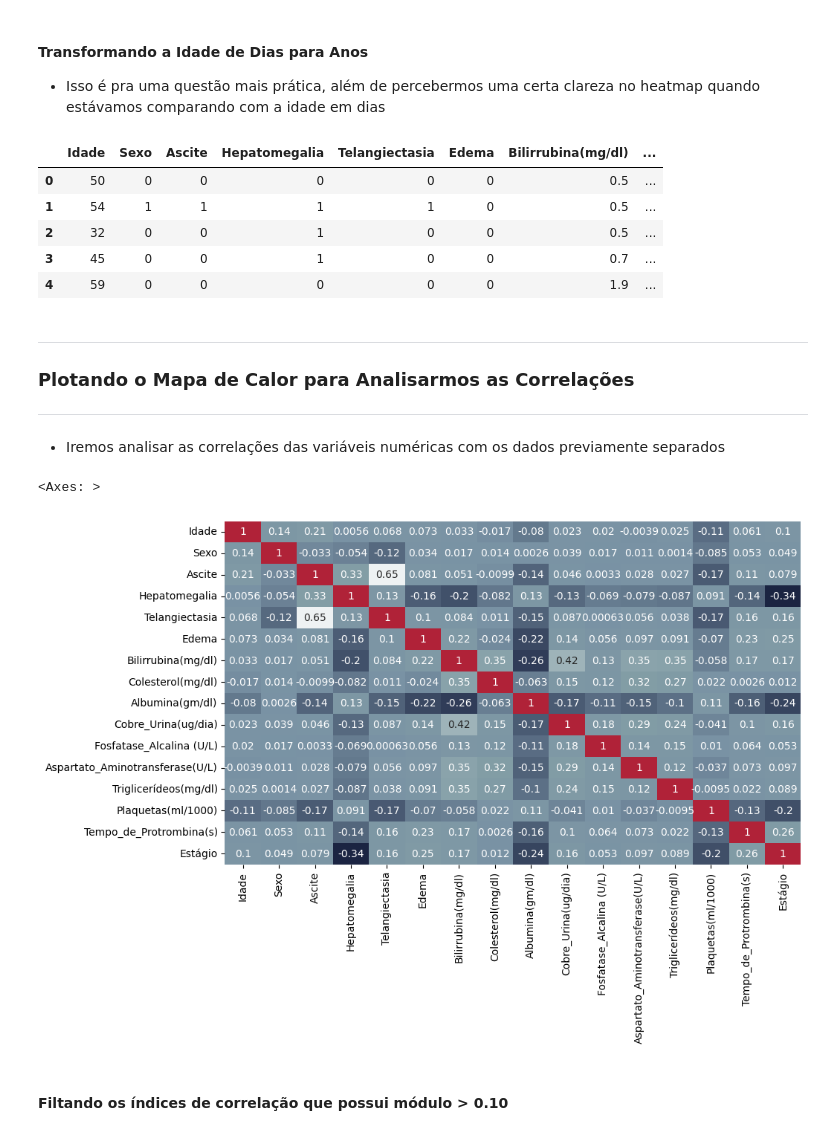
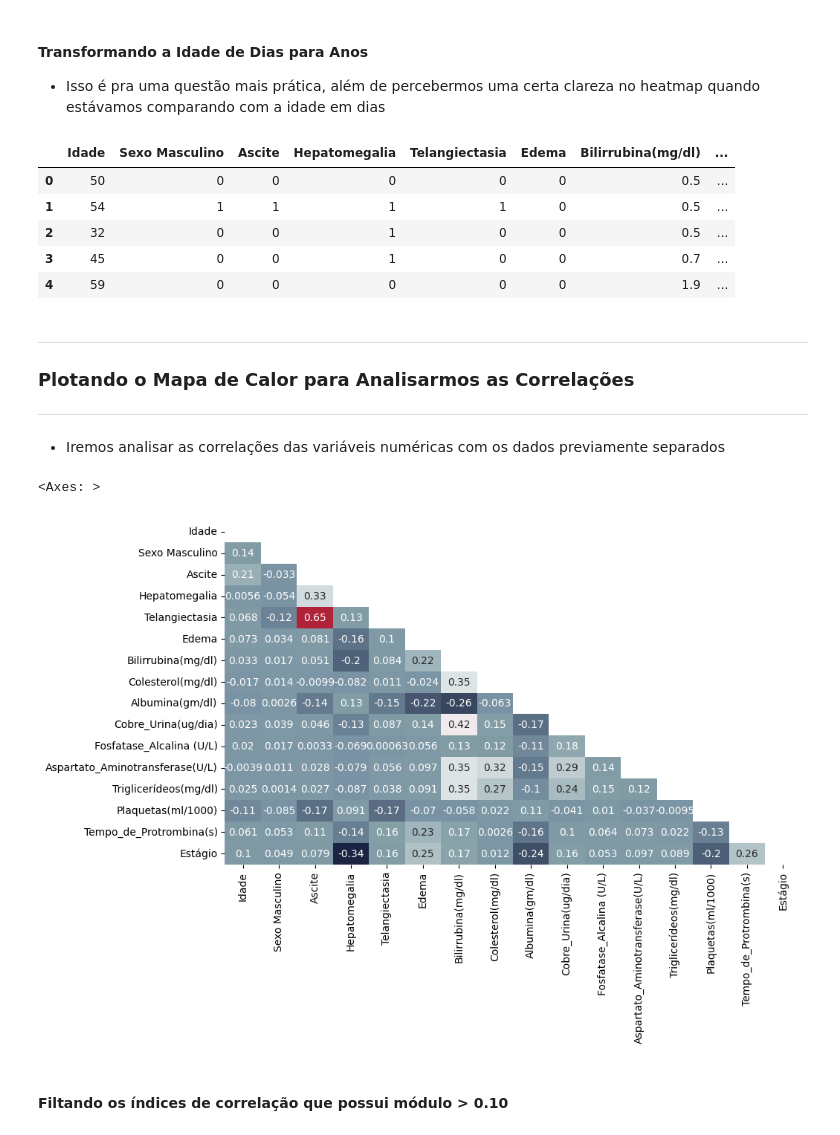
Before and after one commit to rodrigo0567/Cirrosifier-TRAINEES1, a Jupyter notebook: notebooks/classificacao_estagio.ipynb, the cells around one changed output. Drawn from its saved outputs; the diff is of its cells as text; code cells hidden in the pictures.

```diff
--- a/notebooks/classificacao_estagio.ipynb
+++ b/notebooks/classificacao_estagio.ipynb
@@ -31,7 +31,7 @@ df.head()
 # %% [markdown]
 * Porém, como alguns dados categóricos se encontram em formato de texto, iremos fazer o tratamento desses dados.
 # %%
-categoric_columns = df.select_dtypes(include=['object']).columns
+categoric_columns = list(df.select_dtypes(include=['object']).columns)
 
 df[categoric_columns].head()
 # %% [output]
@@ -60,0 +63,11 @@ df[categoric_columns].head()
+# %%
+df.rename(
+    columns={'Sexo':'Sexo Masculino'}, # Mudando 'Sexo' para 'Sexo Masculino',
+    inplace=True # Realiza a mudança no prórprio df
+)
+
+# Atualizando a lista de colunas categóricas
+categoric_columns.remove('Sexo')
+categoric_columns.insert(0,'Sexo Masculino')
+
+df[categoric_columns].head()
@@ -65,7 +85,7 @@ df[categoric_columns].head()
 df['Idade'] = (df['Idade']/365).astype(int)
 df.head()
 # %% [output]
-|  | Idade | Sexo | Ascite | Hepatomegalia | Telangiectasia | Edema | Bilirrubina(mg/dl) | ... |
+|  | Idade | Sexo Masculino | Ascite | Hepatomegalia | Telangiectasia | Edema | Bilirrubina(mg/dl) | ... |
 | 0 | 50 | 0 | 0 | 0 | 0 | 0 | 0.5 | ... |
 | 1 | 54 | 1 | 1 | 1 | 1 | 0 | 0.5 | ... |
 | 2 | 32 | 0 | 0 | 1 | 0 | 0 | 0.5 | ... |
@@ -82,16 +99,20 @@ numeric_columns = df.select_dtypes('number')
+# %%
+# Gerar uma máscara para a metade superior e criar um mapa triangular
+half_mask = np.triu(np.ones_like(df.corr(), dtype=bool))
 # %%
 # Mapa de calor com as correlações
 colors = ["#1b2442","#7992a4","#829da5","#f4f7f7","#b02238"]
 cmap = LinearSegmentedColormap.from_list("custom_palette", colors, N=256)
 plt.figure(figsize=[10,6])
 heatmap(df.corr(),
-    annot=True, # Escreve os valores dos coeficientes
-    cmap=cmap, # Paleta de cores
-    cbar=False
+        mask=half_mask,
+        annot=True, # Escreve os valores dos coeficientes
+        cmap=cmap, # Paleta de cores
+        cbar=False,
 )
 # %% [output]
 <Axes: >
-[figure, old version]
+[figure, new version]
 # %% [markdown]
 #### **Filtando os índices de correlação que possui módulo > 0.10**
 # %%
```
Also changed, not shown: parts of 22 cells of this notebook, 2 other files.
